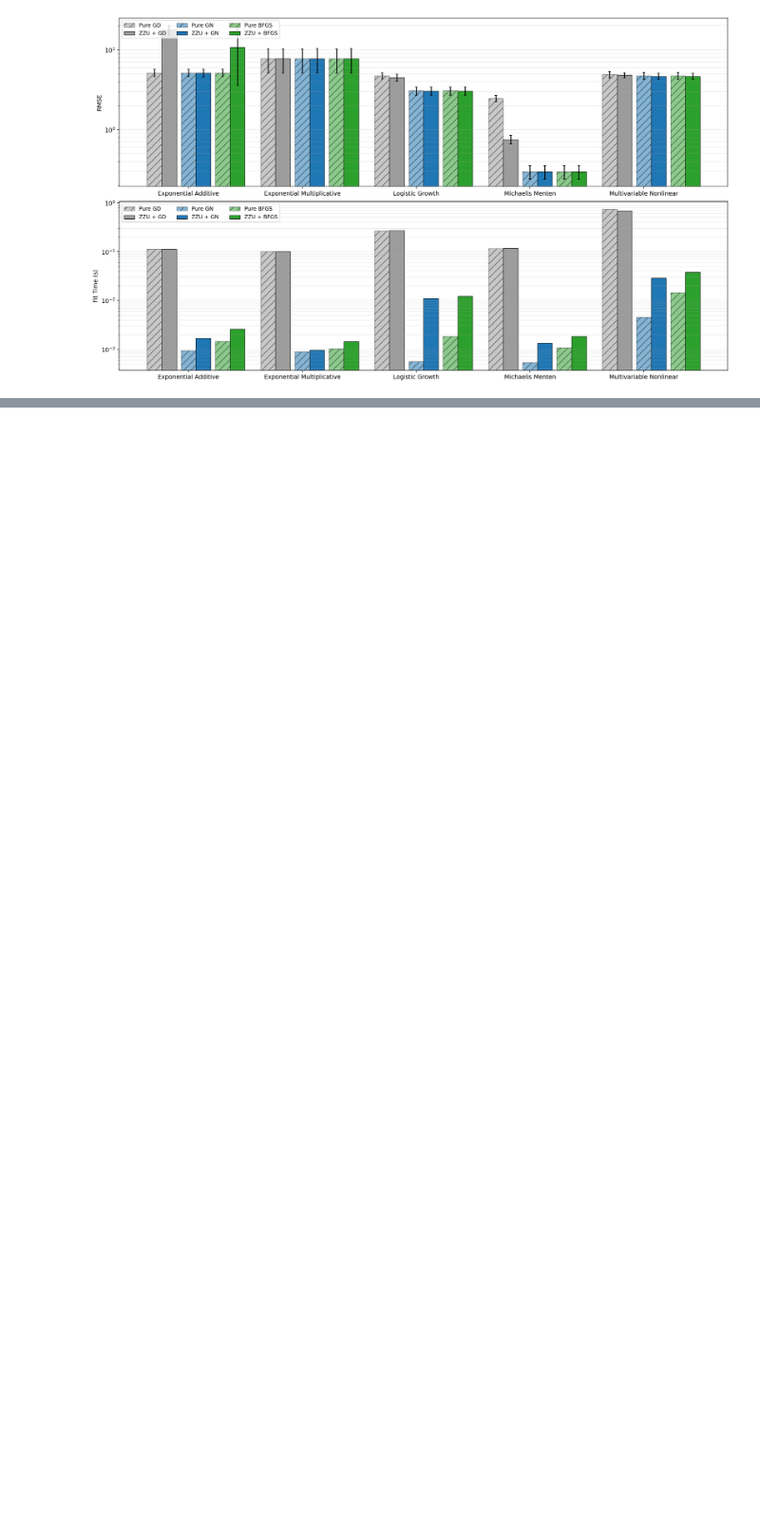
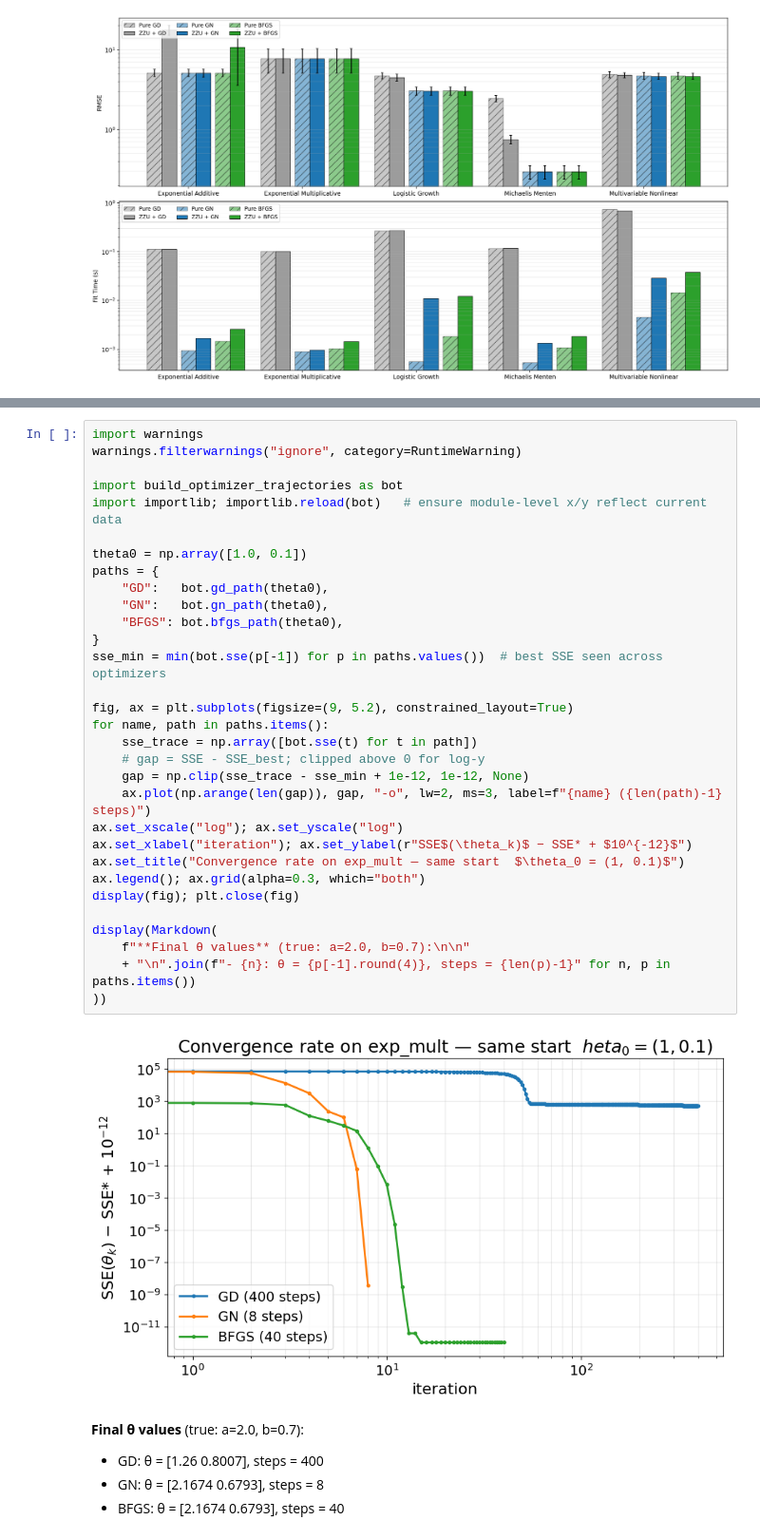
Before and after one commit to ardauzunoglu/zzu-transformations, a Jupyter notebook: pipeline_walkthrough.ipynb, the cells around one changed output, grey strips where cells are left out. Shown at 95% size. Drawn from its saved outputs; the diff is of its cells as text; blank space fills up the shorter version.

```diff
--- a/pipeline_walkthrough.ipynb
+++ b/pipeline_walkthrough.ipynb
@@ -429,0 +548,38 @@ Elapsed: 28.2s
+# %%
+import warnings
+warnings.filterwarnings("ignore", category=RuntimeWarning)
+
+import build_optimizer_trajectories as bot
+import importlib; importlib.reload(bot)   # ensure module-level x/y reflect current data
+
+theta0 = np.array([1.0, 0.1])
+paths = {
+    "GD":   bot.gd_path(theta0),
+    "GN":   bot.gn_path(theta0),
+    "BFGS": bot.bfgs_path(theta0),
+}
+sse_min = min(bot.sse(p[-1]) for p in paths.values())  # best SSE seen across optimizers
+
+fig, ax = plt.subplots(figsize=(9, 5.2), constrained_layout=True)
+for name, path in paths.items():
+    sse_trace = np.array([bot.sse(t) for t in path])
+    # gap = SSE - SSE_best; clipped above 0 for log-y
+    gap = np.clip(sse_trace - sse_min + 1e-12, 1e-12, None)
+    ax.plot(np.arange(len(gap)), gap, "-o", lw=2, ms=3, label=f"{name} ({len(path)-1} steps)")
+ax.set_xscale("log"); ax.set_yscale("log")
+ax.set_xlabel("iteration"); ax.set_ylabel(r"SSE$(\theta_k)$ − SSE* + $10^{-12}$")
+ax.set_title("Convergence rate on exp_mult — same start  $\theta_0 = (1, 0.1)$")
+ax.legend(); ax.grid(alpha=0.3, which="both")
+display(fig); plt.close(fig)
+
+display(Markdown(
+    f"**Final θ values** (true: a=2.0, b=0.7):\n\n"
+    + "\n".join(f"- {n}: θ = {p[-1].round(4)}, steps = {len(p)-1}" for n, p in paths.items())
+))
+# %% [output]
+[figure, added]
+**Final θ values** (true: a=2.0, b=0.7):
+
+- GD: θ = [1.26   0.8007], steps = 400
+- GN: θ = [2.1674 0.6793], steps = 8
+- BFGS: θ = [2.1674 0.6793], steps = 40
```
Also changed, not shown: parts of 13 cells of this notebook, 1 other file.
